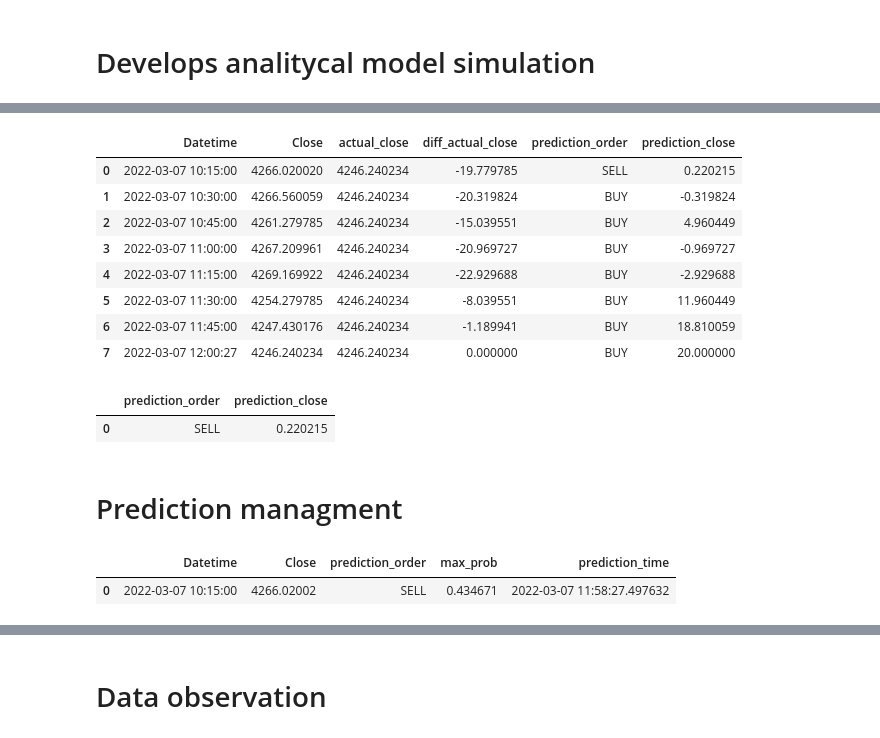
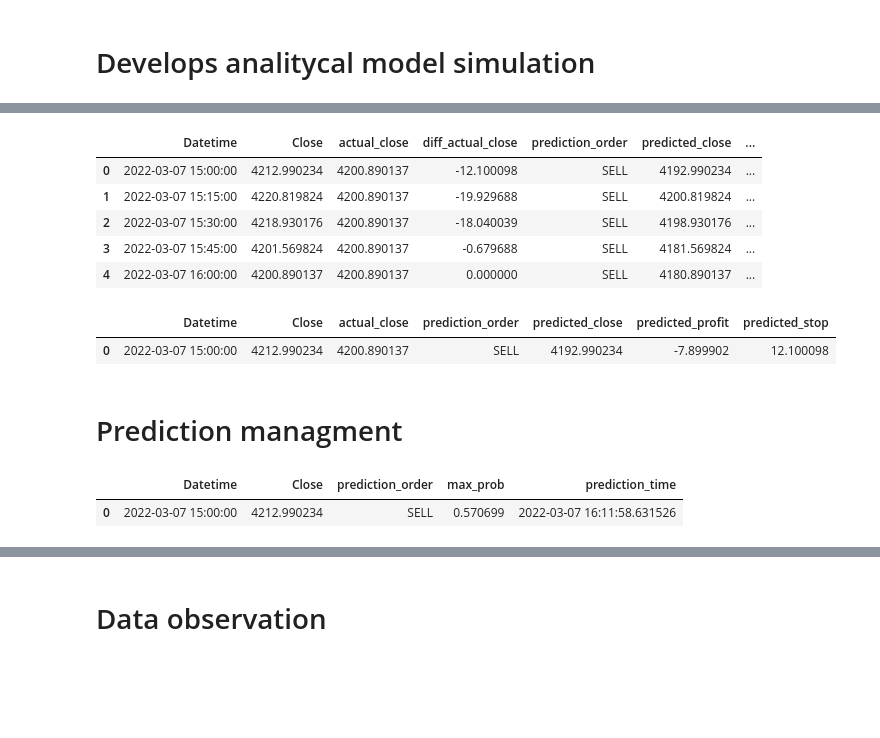
Before and after one commit to willyuyasan/Trading_model_spx500, a Jupyter notebook: python_code/5m_model/04_AML_trading_model_prod.ipynb, the cells around one changed output, grey strips where cells are left out. Drawn from its saved outputs; the diff is of its cells as text; code cells hidden in the pictures; blank space fills up the shorter version.

```diff
--- a/python_code/5m_model/04_AML_trading_model_prod.ipynb
+++ b/python_code/5m_model/04_AML_trading_model_prod.ipynb
@@ -404,28 +401,49 @@ df_sim_results_01
 # %%
 actual_close = df_analysis.iloc[-1:,:]['Close'].iloc[0]
 
 df_sim_results_01['actual_close'] = actual_close
 
 df_sim_results_01['diff_actual_close'] = actual_close - df_sim_results_01['Close']
 
-df_sim_results_01['prediction_close'] = 20 - abs(df_sim_results_01['diff_actual_close'])
+####################################################################################################################
+df_sim_results_01.loc[
+    df_sim_results_01['prediction_order'].isin(['SELL','SELL2'])
+    ,'predicted_close'] =  df_sim_results_01['Close'] - 20
 
-df_sim_results_01[['Datetime','Close','actual_close','diff_actual_close','prediction_order','prediction_close']]
+df_sim_results_01.loc[
+    df_sim_results_01['prediction_order'].isin(['BUY','BUY2'])
+    ,'predicted_close'] = df_sim_results_01['Close'] + 20
+####################################################################################################################
+
+
+####################################################################################################################
+df_sim_results_01['predicted_profit'] =  df_sim_results_01['predicted_close'] - df_sim_results_01['actual_close']
+df_sim_results_01['predicted_stop'] =  df_sim_results_01['predicted_profit'] + 20
+####################################################################################################################
+
+
+df_sim_results_01[[
+                   'Datetime',
+                   'Close',
+                   'actual_close',
+                   'diff_actual_close',
+                   'prediction_order',
+                   'predicted_close',
+                   'predicted_profit',
+                   'predicted_stop'
+                  ]]
 # %% [output]
-|  | Datetime | Close | actual_close | diff_actual_close | prediction_order | prediction_close |
-| 0 | 2022-03-07 10:15:00 | 4266.020020 | 4246.240234 | -19.779785 | SELL | 0.220215 |
-| 1 | 2022-03-07 10:30:00 | 4266.560059 | 4246.240234 | -20.319824 | BUY | -0.319824 |
-| 2 | 2022-03-07 10:45:00 | 4261.279785 | 4246.240234 | -15.039551 | BUY | 4.960449 |
-| 3 | 2022-03-07 11:00:00 | 4267.209961 | 4246.240234 | -20.969727 | BUY | -0.969727 |
-| 4 | 2022-03-07 11:15:00 | 4269.169922 | 4246.240234 | -22.929688 | BUY | -2.929688 |
-| 5 | 2022-03-07 11:30:00 | 4254.279785 | 4246.240234 | -8.039551 | BUY | 11.960449 |
-| 6 | 2022-03-07 11:45:00 | 4247.430176 | 4246.240234 | -1.189941 | BUY | 18.810059 |
-| 7 | 2022-03-07 12:00:27 | 4246.240234 | 4246.240234 | 0.000000 | BUY | 20.000000 |
+|  | Datetime | Close | actual_close | diff_actual_close | prediction_order | predicted_close | ... |
+| 0 | 2022-03-07 15:00:00 | 4212.990234 | 4200.890137 | -12.100098 | SELL | 4192.990234 | ... |
+| 1 | 2022-03-07 15:15:00 | 4220.819824 | 4200.890137 | -19.929688 | SELL | 4200.819824 | ... |
+| 2 | 2022-03-07 15:30:00 | 4218.930176 | 4200.890137 | -18.040039 | SELL | 4198.930176 | ... |
+| 3 | 2022-03-07 15:45:00 | 4201.569824 | 4200.890137 | -0.679688 | SELL | 4181.569824 | ... |
+| 4 | 2022-03-07 16:00:00 | 4200.890137 | 4200.890137 | 0.000000 | SELL | 4180.890137 | ... |
 # %%
-df_sim_results_01[['prediction_order','prediction_close']].iloc[:1,:]
+df_sim_results_01[['Datetime','Close','actual_close','prediction_order','predicted_close','predicted_profit','predicted_stop']].iloc[:1,:]
 # %% [output]
-|  | prediction_order | prediction_close |
-| 0 | SELL | 0.220215 |
+|  | Datetime | Close | actual_close | prediction_order | predicted_close | predicted_profit | predicted_stop |
+| 0 | 2022-03-07 15:00:00 | 4212.990234 | 4200.890137 | SELL | 4192.990234 | -7.899902 | 12.100098 |
 # %% [markdown]
 # Prediction managment
 # %%
@@ -434,7 +452,7 @@ df_orders_prediction['prediction_time'] = datetime.datetime.now()
 df_orders_prediction
 # %% [output]
 |  | Datetime | Close | prediction_order | max_prob | prediction_time |
-| 0 | 2022-03-07 10:15:00 | 4266.02002 | SELL | 0.434671 | 2022-03-07 11:58:27.497632 |
+| 0 | 2022-03-07 15:00:00 | 4212.990234 | SELL | 0.570699 | 2022-03-07 16:11:58.631526 |
 # %%
 # SAVING POINT
 
```
Also changed, not shown: parts of 11 cells of this notebook, 10 other files.
